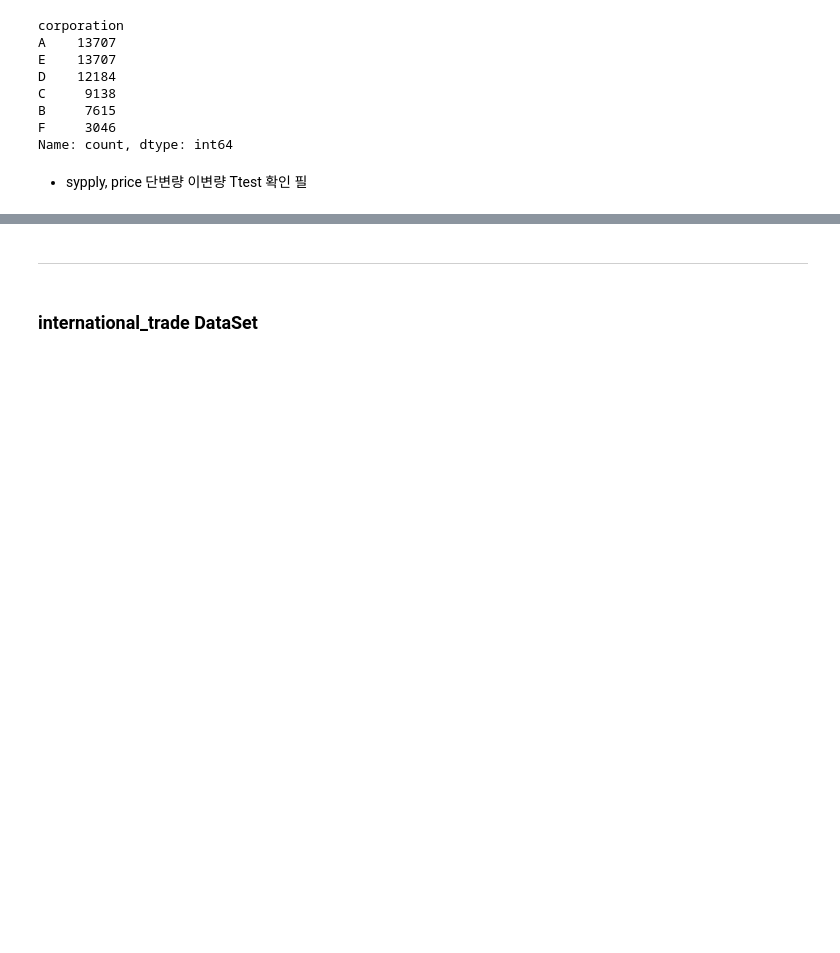
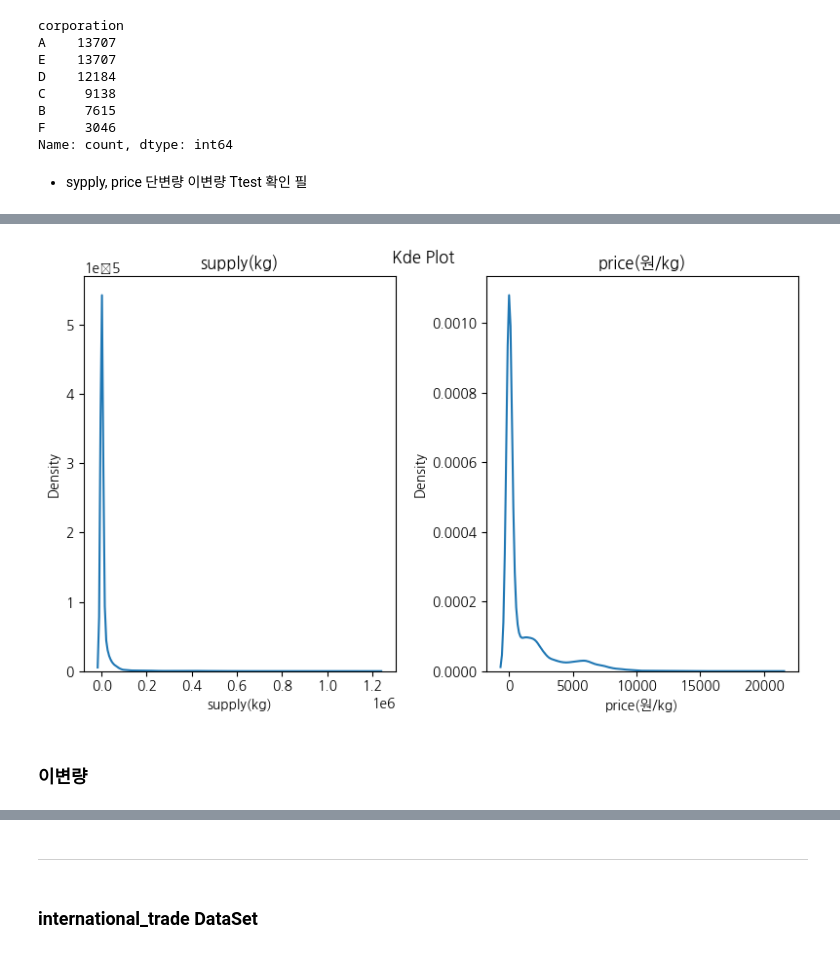
Before and after one commit to YongRokKim/Jeju_product_price, a Jupyter notebook: CRISP_DM.ipynb, the cells around one changed output, grey strips where cells are left out. Drawn from its saved outputs; the diff is of its cells as text; code cells hidden in the pictures; blank space fills up the shorter version.

```diff
--- a/CRISP_DM.ipynb
+++ b/CRISP_DM.ipynb
@@ -238,0 +249,5 @@ Name: count, dtype: int64
+# %%
+train_df_cy = train_df.copy()
+train_df_cy['timestamp'] = pd.to_datetime(train_df_cy['timestamp'])
+#df['date'].apply(lambda _ : datetime.strptime(_,'%Y%m%d'))
+train_df_cy.info()
@@ -238,0 +278,4 @@ Name: count, dtype: int64
+# %%
+train_df_cy['year'] = train_df_cy['timestamp'].dt.year
+train_df_cy['month'] = train_df_cy['timestamp'].dt.month
+train_df_cy['days'] = train_df_cy['timestamp'].dt.day
@@ -238,0 +289,4 @@ Name: count, dtype: int64
+# %%
+print(train_df_cy.columns)
+numberic_col = ['supply(kg)','price(원/kg)']
+categorical_col = ['item', 'corporation', 'year', 'month', 'days']
@@ -238,0 +312,26 @@ Name: count, dtype: int64
+# %%
+import matplotlib.pyplot as plt
+import seaborn as sns
+
+def kde_graph(df, target_list):
+    target_len = len(target_list)
+    plt.figure(figsize=(4*target_len, 5))
+    if target_len <= 4:
+        for index, target in enumerate(target_list):
+            plt.subplot(1, target_len, index+1)
+            sns.kdeplot(data=df, x=target)
+            plt.title(target)
+    else:
+        for index, target in enumerate(target_list):
+            plt.subplot((target_len // 4) + 1, 4, index+1)
+            sns.kdeplot(data=df, x=target)
+            plt.title(target)
+    plt.tight_layout()
+    plt.suptitle('Kde Plot')
+    plt.show()
+# %%
+kde_graph(train_df_cy, numberic_col)
+# %% [output]
+[figure, added]
+# %% [markdown]
+### 이변량
```
Also changed, not shown: parts of 9 cells of this notebook.
